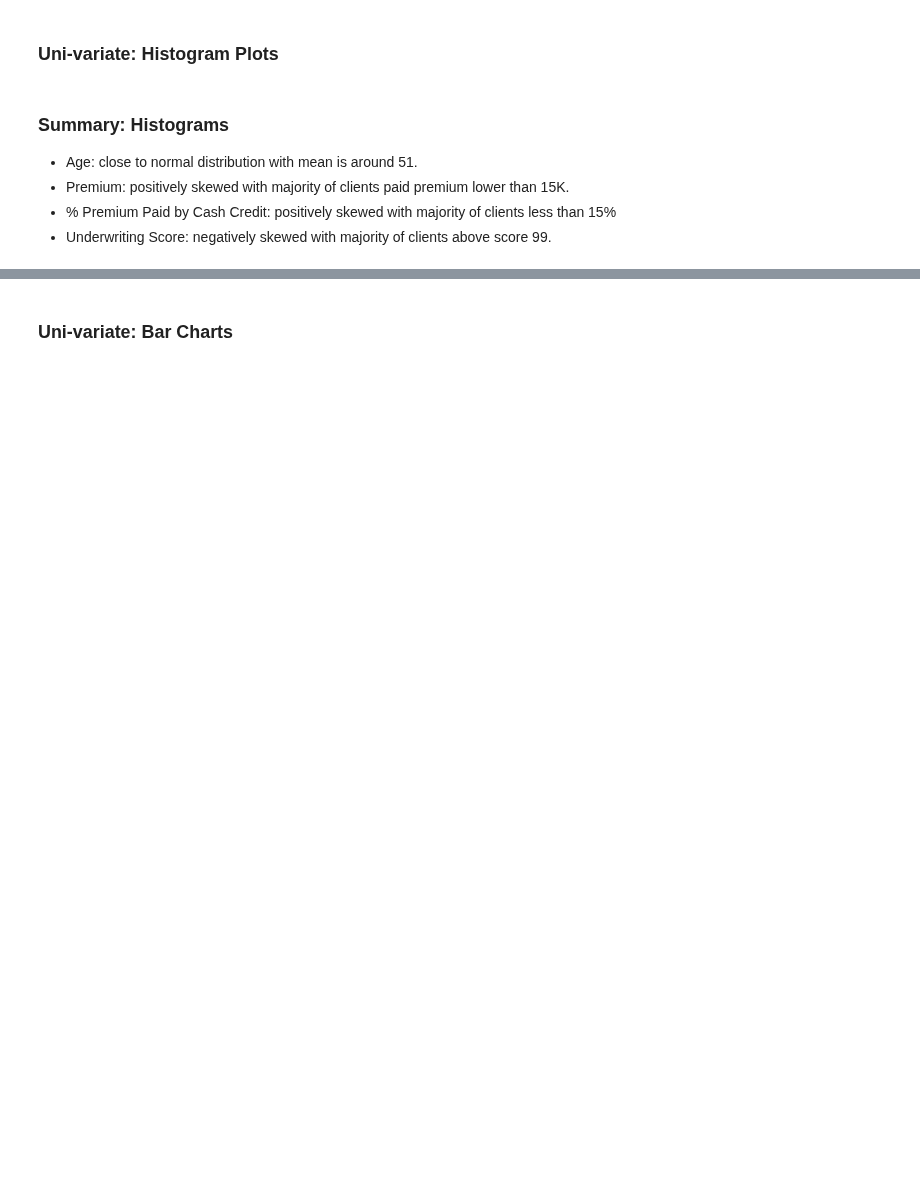
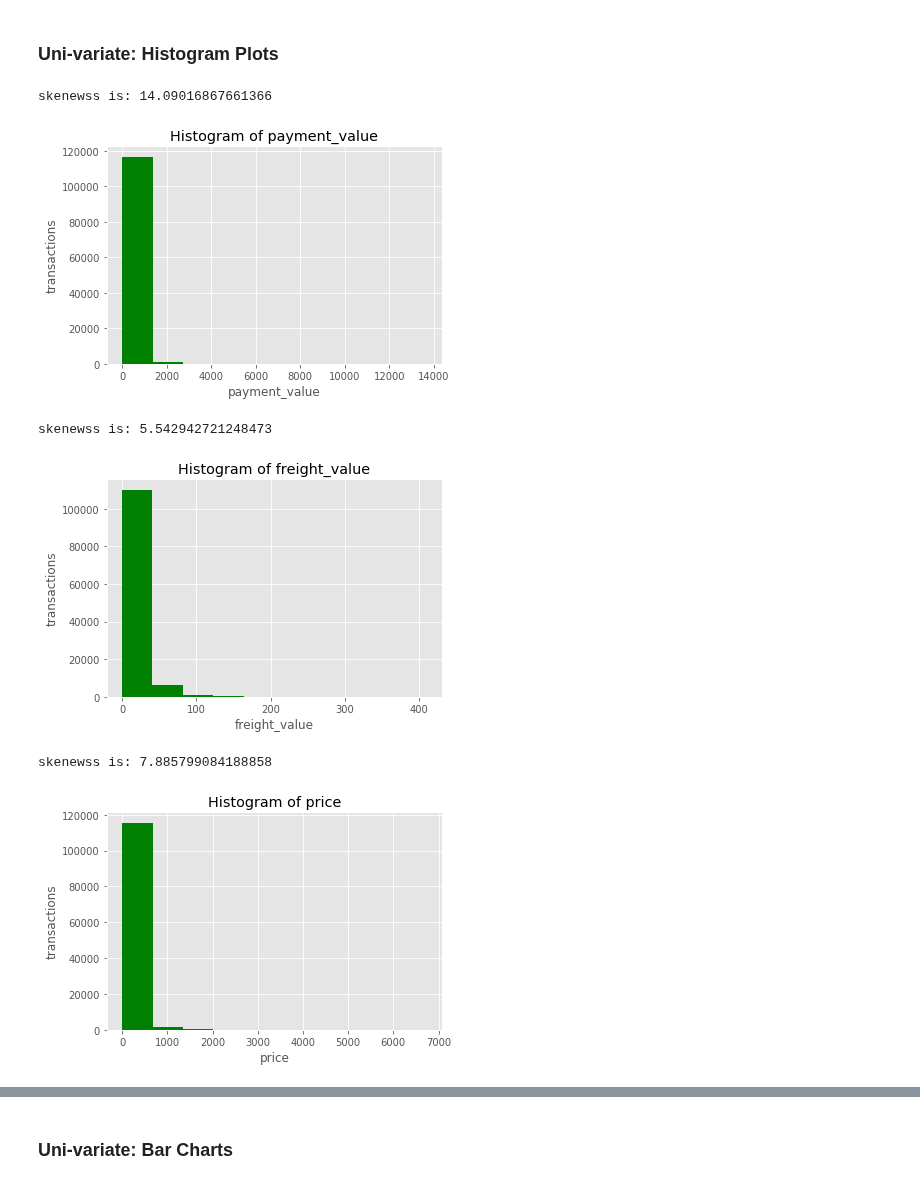
Before and after one commit to yoots88/portfolio, a Jupyter notebook: p6_olist_e_commerce/olist_pred_eda.ipynb, the cells around one changed output, grey strips where cells are left out. Cells and saved outputs as stored; diff of their text form; code cells hidden in the pictures; blank space fills up the shorter version.

```diff
--- a/p6_olist_e_commerce/olist_pred_eda.ipynb
+++ b/p6_olist_e_commerce/olist_pred_eda.ipynb
@@ -317,0 +366,23 @@ FileNotFoundError: [Errno 2] File b'insurance_train.csv' does not exist: b'insur
+# %%
+# --- 4. ETL: data cleaning ---
+# check any duplicates
+olist_data.duplicated().sum()
+
+# clean the data -  remove duplicates
+olist_data_clean = shuffle(clean_data(olist_data)).reset_index(drop=True)
+
+# subset duplicated rows:
+mask_dups = olist_data_clean.duplicated()
+df_dups = olist_data_clean[mask_dups]
+del(df_dups, olist_data)
+
+# format date into datetime
+date_format = '%Y-%m-%d'
+convert_dt_as_date(olist_data_clean, 'order_purchase_date', date_format)
+convert_dt_as_date(olist_data_clean, 'order_delivered_customer_date', date_format)
+
+# convert data type: object to category
+convert_dt_to_cat(olist_data_clean)
+
+df_eda = olist_data_clean.copy()
+del(olist_data_clean)
@@ -384,6 +606,15 @@ Comparison between non-renewed vs. renewed client groups:
-# %% [markdown]
-### Summary: Histograms ###
-* Age: close to normal distribution with mean is around 51.
-* Premium: positively skewed with majority of clients paid premium lower than 15K.
-* % Premium Paid by Cash Credit: positively skewed with majority of clients less than 15%
-* Underwriting Score: negatively skewed with majority of clients above score 99.
+# %%
+# ---6 visualize data: uni-variate ---
+# plot a histogram:
+plot_hist(df_eda, 'payment_value')
+
+plot_hist(df_eda, 'freight_value')
+
+plot_hist(df_eda, 'price')
+# %% [output]
+skenewss is: 14.09016867661366
+[figure, added]
+skenewss is: 5.542942721248473
+[figure, added]
+skenewss is: 7.885799084188858
+[figure, added]
```
Also changed, not shown: parts of 55 cells of this notebook, 5 other files.
